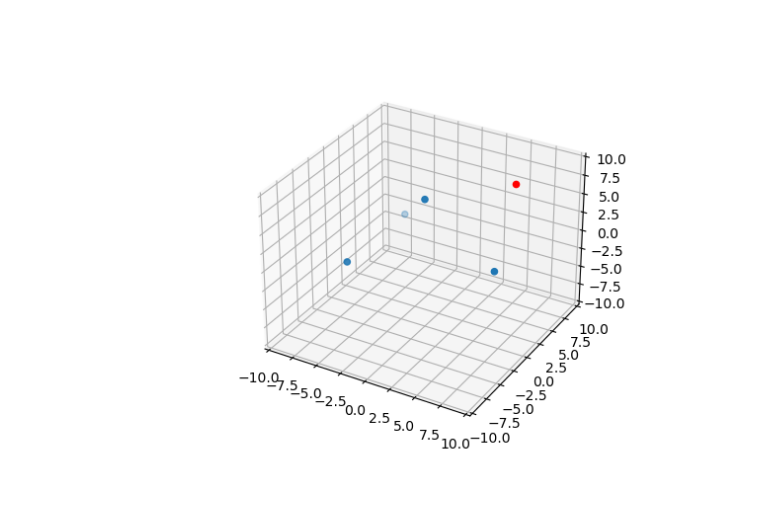
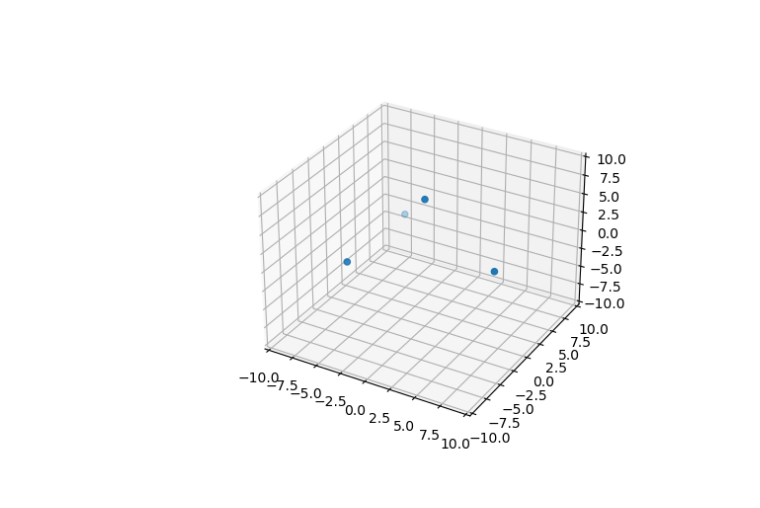
Before and after one commit to uibcdf/LinDelInt, a Jupyter notebook: docs/ldi_3D.ipynb, the cells around one changed output. Saved outputs shown, nothing was run; the diff lists cells and outputs as text; code cells hidden in the pictures.

```diff
--- a/docs/ldi_3D.ipynb
+++ b/docs/ldi_3D.ipynb
@@ -25,17 +25,15 @@ points = np.random.uniform(-10, 10, (n_points, 3))
 # %%
 fig = plt.figure()
 ax = fig.add_subplot(111, projection='3d')
 ax.scatter(vertices[:,0], vertices[:,1], vertices[:,2])
-ax.scatter(points[11,0], points[11,1], points[11,2], color='r')
-
 
 ax.axes.set_xlim3d(-10, 10)
 ax.axes.set_ylim3d(-10, 10)
 ax.axes.set_zlim3d(-10, 10)
 
 plt.show()
 # %% [output]
-[figure, old version]
+[figure, new version]
 # %%
 interpolator = ldi.Interpolator(vertices, v_vertices)
 # %%
```
Also changed, not shown: parts of 4 cells of this notebook, 1 other file.
